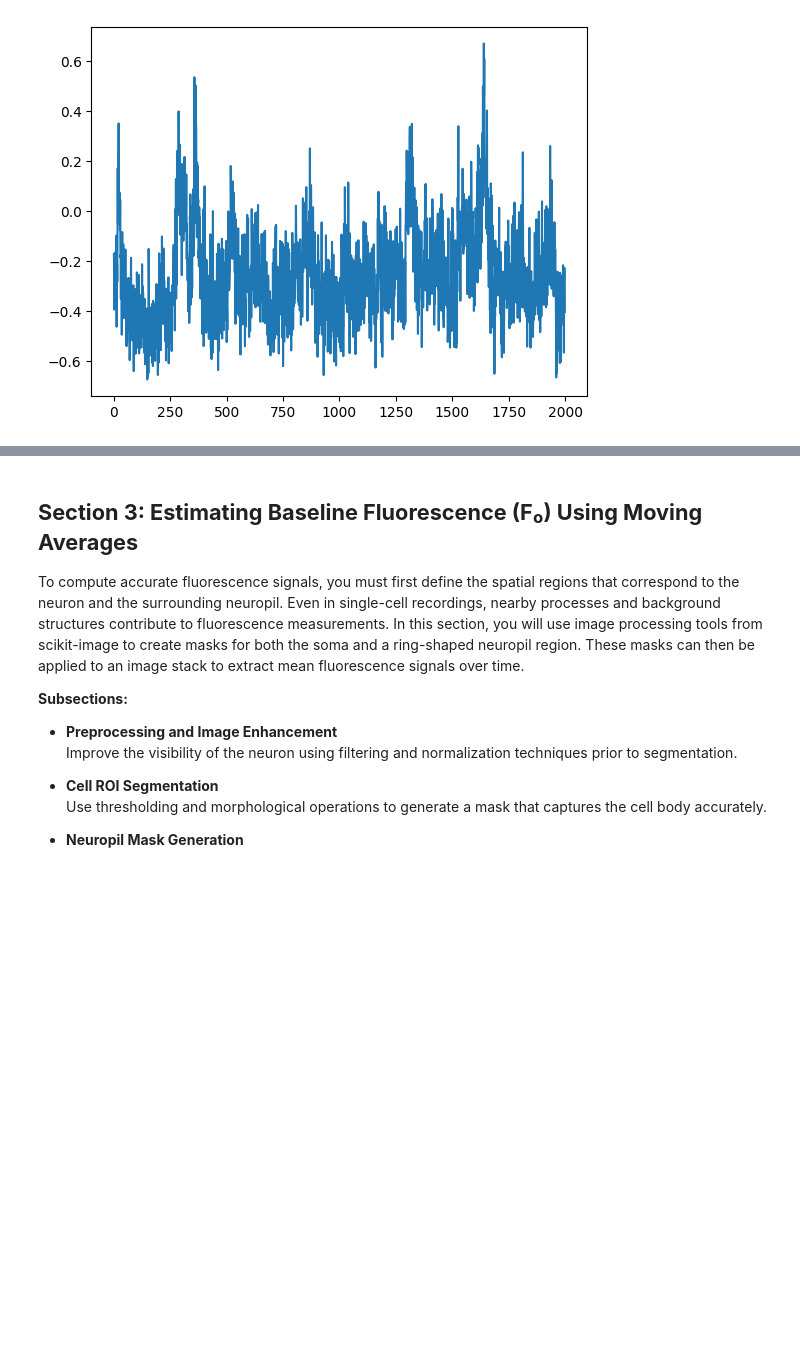
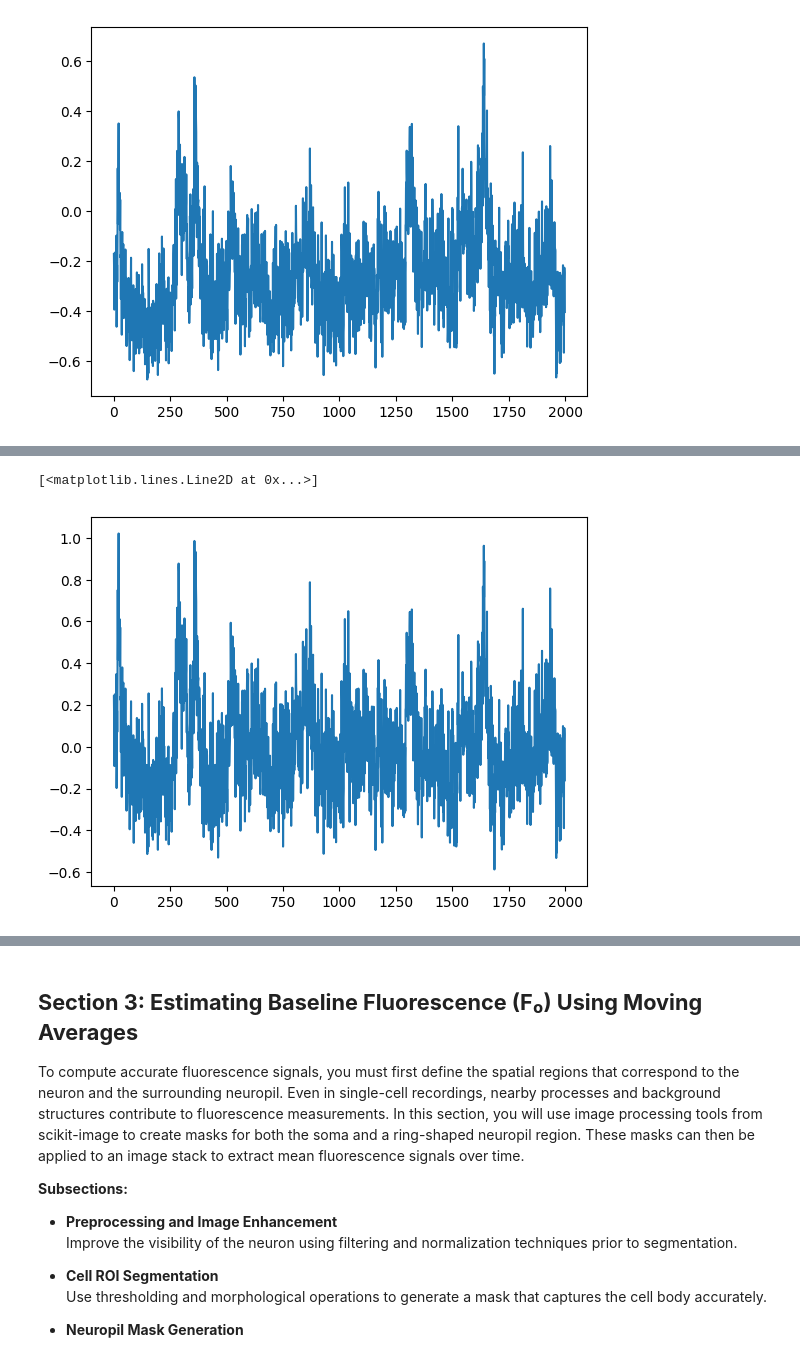
Before and after one commit to sangeethankumar/Courses, a Jupyter notebook: CalciumImaging/Draft1/04. Using the Neuropil to Get Better Cell Fluorescence Estimates.ipynb, the cells around one changed output, grey strips where cells are left out. Drawn from its saved outputs; the diff is of its cells as text; code cells hidden in the pictures; blank space fills up the shorter version.

```diff
--- a/CalciumImaging/Draft1/04. Using the Neuropil to Get Better Cell Fluorescence Estimates.ipynb
+++ b/CalciumImaging/Draft1/04. Using the Neuropil to Get Better Cell Fluorescence Estimates.ipynb
@@ -161,0 +177,9 @@ Before calculating dF/F₀, it is necessary to estimate the cell’s baseline fl
+# %%
+window_size = 300
+f0 = uniform_filter1d(df, size=window_size)
+dff = (df - f0) / f0
+
+plt.plot(dff)
+# %% [output]
+[<matplotlib.lines.Line2D at 0x...>]
+[figure, added]
```
Also changed, not shown: parts of 12 cells of this notebook.
